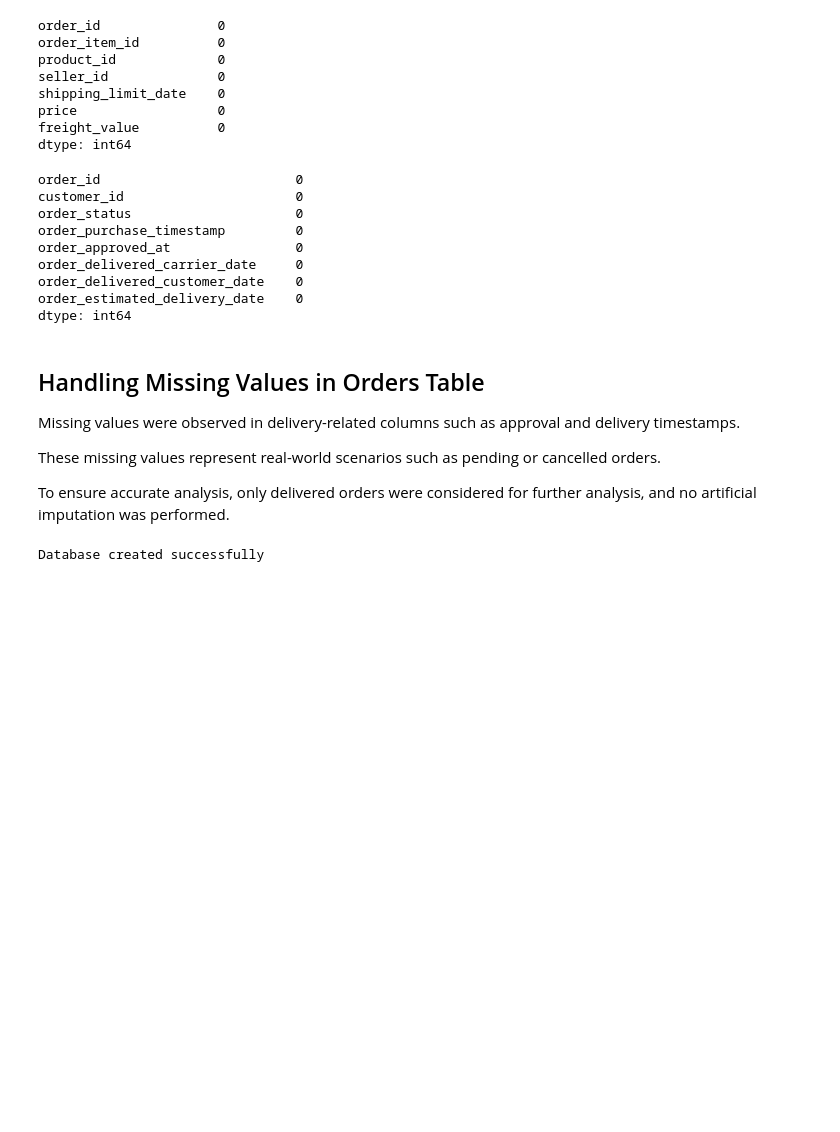
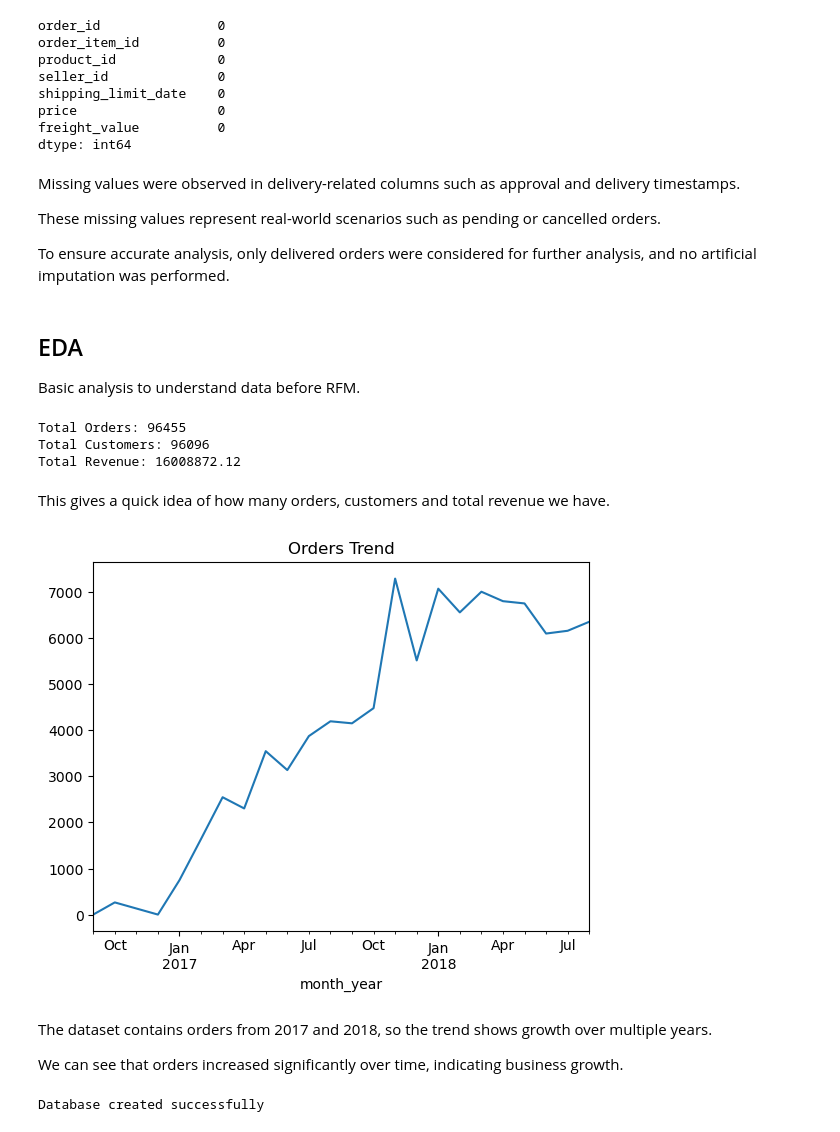
Before and after one commit to PrajaktaGawade092/Ecommerce-RFM-Analysis, a Jupyter notebook: notebooks/analysis.ipynb, the cells around one changed output. Saved outputs shown, nothing was run; the diff lists cells and outputs as text; code cells hidden in the pictures; blank space fills up the shorter version.

```diff
--- a/notebooks/analysis.ipynb
+++ b/notebooks/analysis.ipynb
@@ -69,25 +72,50 @@ orders = orders[orders['order_status'] == 'delivered']
 orders = orders.dropna(subset=['order_approved_at','order_delivered_carrier_date','order_delivered_customer_date'])
 # %%
 # products.isnull().sum()
-orders.isnull().sum()
+# orders.isnull().sum()
-# %% [output]
-order_id                         0
-customer_id                      0
-order_status                     0
-order_purchase_timestamp         0
-order_approved_at                0
-order_delivered_carrier_date     0
-order_delivered_customer_date    0
-order_estimated_delivery_date    0
-dtype: int64
 # %% [markdown]
-## Handling Missing Values in Orders Table
+
 
 Missing values were observed in delivery-related columns such as approval and delivery timestamps.
 
 These missing values represent real-world scenarios such as pending or cancelled orders.
 
 To ensure accurate analysis, only delivered orders were considered for further analysis, and no artificial imputation was performed.
+# %% [markdown]
+## EDA
+
+Basic analysis to understand data before RFM.
+# %%
+total_orders = orders['order_id'].nunique()
+total_customers = customers['customer_unique_id'].nunique()
+total_revenue = payments['payment_value'].sum()
+
+print("Total Orders:", total_orders)
+print("Total Customers:", total_customers)
+print("Total Revenue:", total_revenue)
+# %% [output]
+Total Orders: 96455
+Total Customers: 96096
+Total Revenue: 16008872.12
+# %% [markdown]
+
+
+This gives a quick idea of how many orders, customers and total revenue we have.
+# %%
+orders['order_purchase_timestamp']=pd.to_datetime(orders['order_purchase_timestamp'])
+orders['month_year']=orders['order_purchase_timestamp'].dt.to_period('M')
+orders_trend=orders.groupby('month_year')['order_id'].nunique()
+
+plt.figure()
+orders_trend.plot()
+plt.title('Orders Trend')
+plt.show()
+# %% [output]
+[figure, added]
+# %% [markdown]
+The dataset contains orders from 2017 and 2018, so the trend shows growth over multiple years.
+
+We can see that orders increased significantly over time, indicating business growth.
 # %%
 from sqlalchemy import create_engine
 # %%
```
Also changed, not shown: parts of 14 cells of this notebook, 1 other file.
